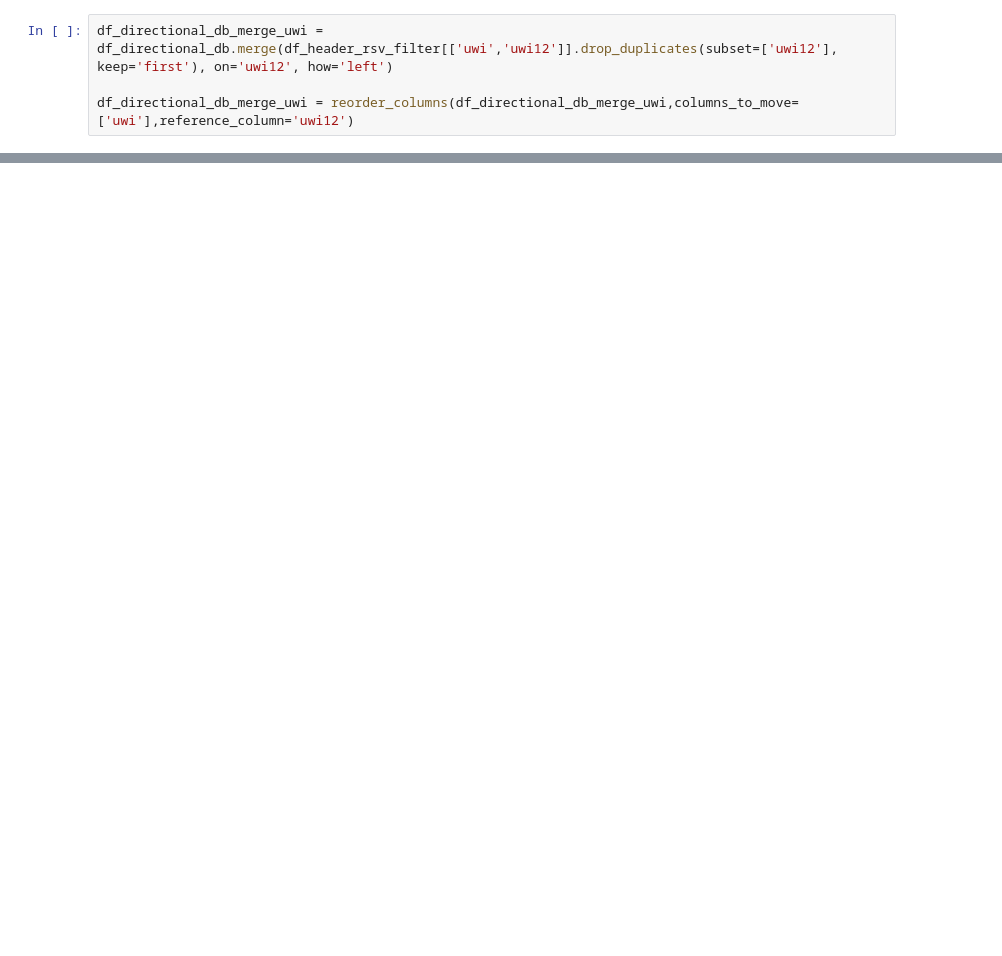
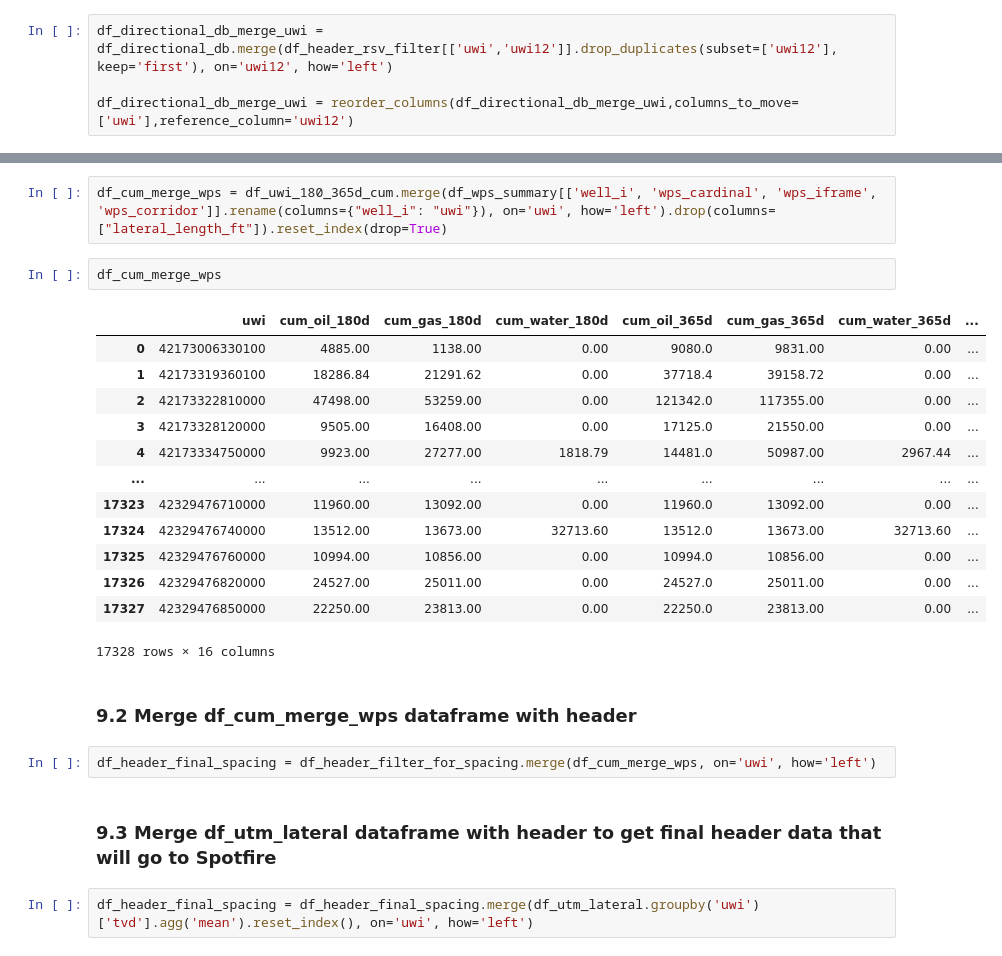
Before and after one commit to apoorvasaxena03/well-spacing-analyzer, a Jupyter notebook: notebooks/tpl_spacing.ipynb, the cells around one changed output, grey strips where cells are left out. Cells and saved outputs as stored; diff of their text form; blank space fills up the shorter version.

```diff
--- a/notebooks/tpl_spacing.ipynb
+++ b/notebooks/tpl_spacing.ipynb
@@ -232,0 +409,26 @@ df_midpoints_lateral = geo.get_heel_toe_midpoints_latlon(df=df_utm_lateral)
+# %%
+df_cum_merge_wps = df_uwi_180_365d_cum.merge(df_wps_summary[['well_i', 'wps_cardinal', 'wps_iframe', 'wps_corridor']].rename(columns={"well_i": "uwi"}), on='uwi', how='left').drop(columns=["lateral_length_ft"]).reset_index(drop=True)
+# %%
+df_cum_merge_wps
+# %% [output]
+|  | uwi | cum_oil_180d | cum_gas_180d | cum_water_180d | cum_oil_365d | cum_gas_365d | cum_water_365d | ... |
+| 0 | 42173006330100 | 4885.00 | 1138.00 | 0.00 | 9080.0 | 9831.00 | 0.00 | ... |
+| 1 | 42173319360100 | 18286.84 | 21291.62 | 0.00 | 37718.4 | 39158.72 | 0.00 | ... |
+| 2 | 42173322810000 | 47498.00 | 53259.00 | 0.00 | 121342.0 | 117355.00 | 0.00 | ... |
+| 3 | 42173328120000 | 9505.00 | 16408.00 | 0.00 | 17125.0 | 21550.00 | 0.00 | ... |
+| 4 | 42173334750000 | 9923.00 | 27277.00 | 1818.79 | 14481.0 | 50987.00 | 2967.44 | ... |
+| ... | ... | ... | ... | ... | ... | ... | ... | ... |
+| 17323 | 42329476710000 | 11960.00 | 13092.00 | 0.00 | 11960.0 | 13092.00 | 0.00 | ... |
+| 17324 | 42329476740000 | 13512.00 | 13673.00 | 32713.60 | 13512.0 | 13673.00 | 32713.60 | ... |
+| 17325 | 42329476760000 | 10994.00 | 10856.00 | 0.00 | 10994.0 | 10856.00 | 0.00 | ... |
+| 17326 | 42329476820000 | 24527.00 | 25011.00 | 0.00 | 24527.0 | 25011.00 | 0.00 | ... |
+| 17327 | 42329476850000 | 22250.00 | 23813.00 | 0.00 | 22250.0 | 23813.00 | 0.00 | ... |
+17328 rows × 16 columns
+# %% [markdown]
+### 9.2 Merge df_cum_merge_wps dataframe with header
+# %%
+df_header_final_spacing = df_header_filter_for_spacing.merge(df_cum_merge_wps, on='uwi', how='left')
+# %% [markdown]
+### 9.3 Merge df_utm_lateral dataframe with header to get final header data that will go to Spotfire
+# %%
+df_header_final_spacing = df_header_final_spacing.merge(df_utm_lateral.groupby('uwi')['tvd'].agg('mean').reset_index(), on='uwi', how='left')
```
Also changed, not shown: parts of 56 cells of this notebook, 5 other files.
